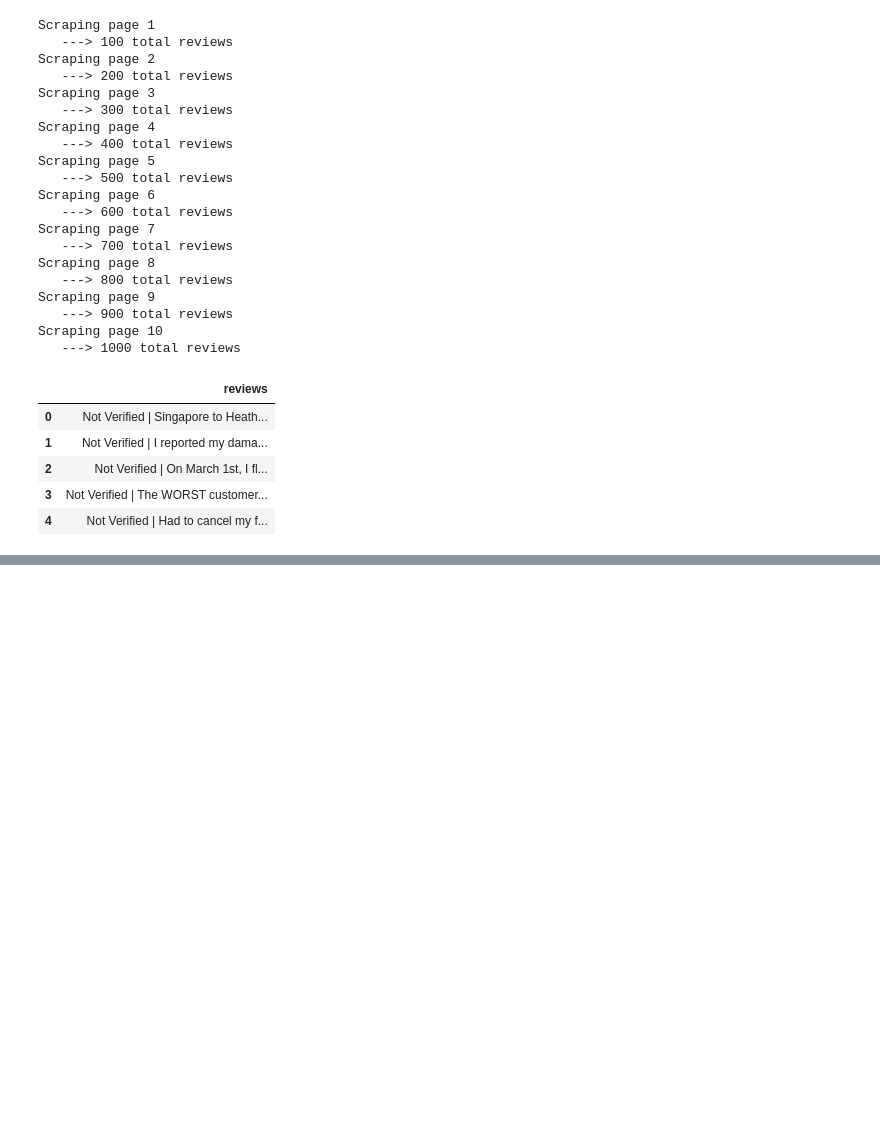
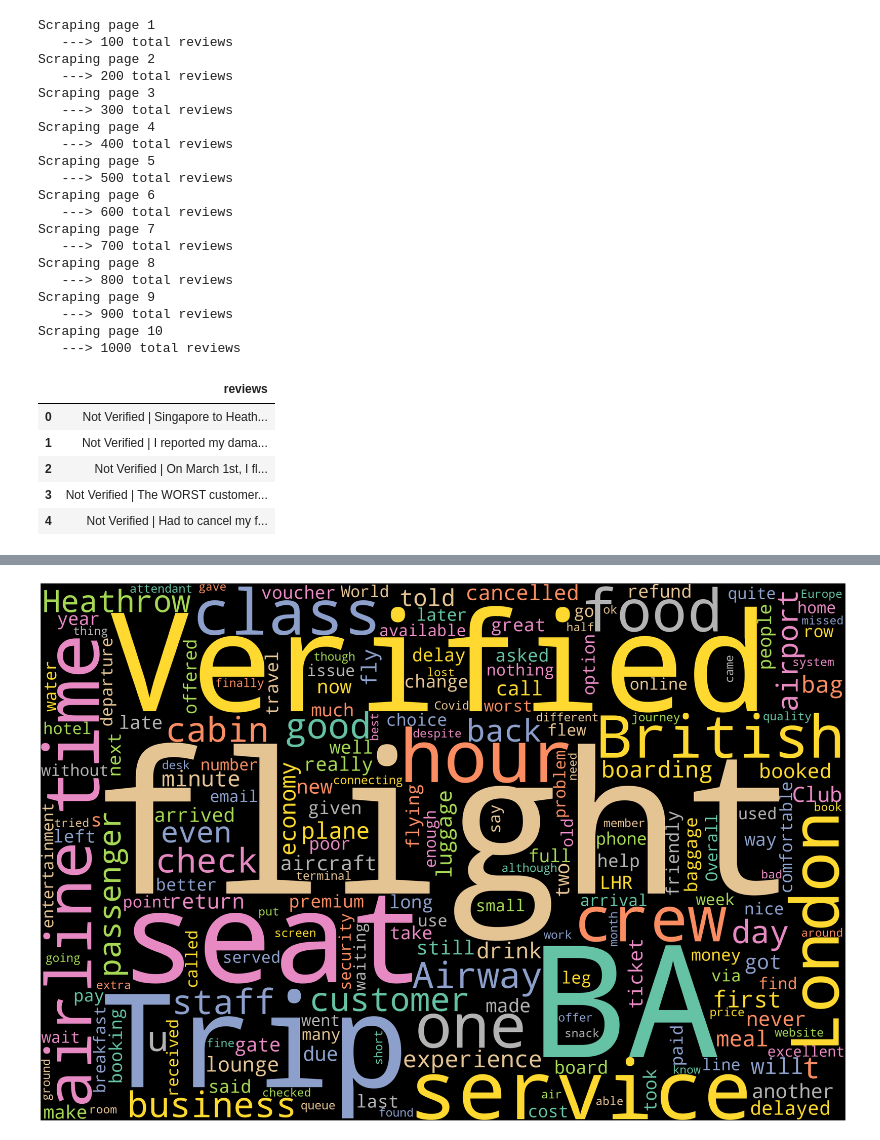
Before and after one commit to aaryansinha15/FORAGE_BRITISH_AIRWAYS, a Jupyter notebook: data/scrap_details.ipynb, the cells around one changed output, grey strips where cells are left out. Drawn from its saved outputs; the diff is of its cells as text; code cells hidden in the pictures; blank space fills up the shorter version.

```diff
--- a/data/scrap_details.ipynb
+++ b/data/scrap_details.ipynb
@@ -161,0 +147,2 @@ OSError: Cannot save file into a non-existent directory: '\FORAGE_BRITISH_AIRWAY
+# %%
+df = pd.read_csv("reviews.csv")
@@ -161,0 +184,17 @@ OSError: Cannot save file into a non-existent directory: '\FORAGE_BRITISH_AIRWAY
+# %%
+def plot_word(wordcloud):
+    plt.figure(figsize=(40,30))
+    plt.imshow(wordcloud)
+    plt.axis('off')
+
+
+
+
+
+text = df['reviews']
+txt = ''.join(c for c in text)
+wordcloud = WordCloud(width= 3000, height= 2000, stopwords= STOPWORDS, background_color="black", colormap='Set2', collocations= False).generate(txt)
+
+plot_word(wordcloud)
+# %% [output]
+[figure, added]
```
Also changed, not shown: parts of 9 cells of this notebook.
